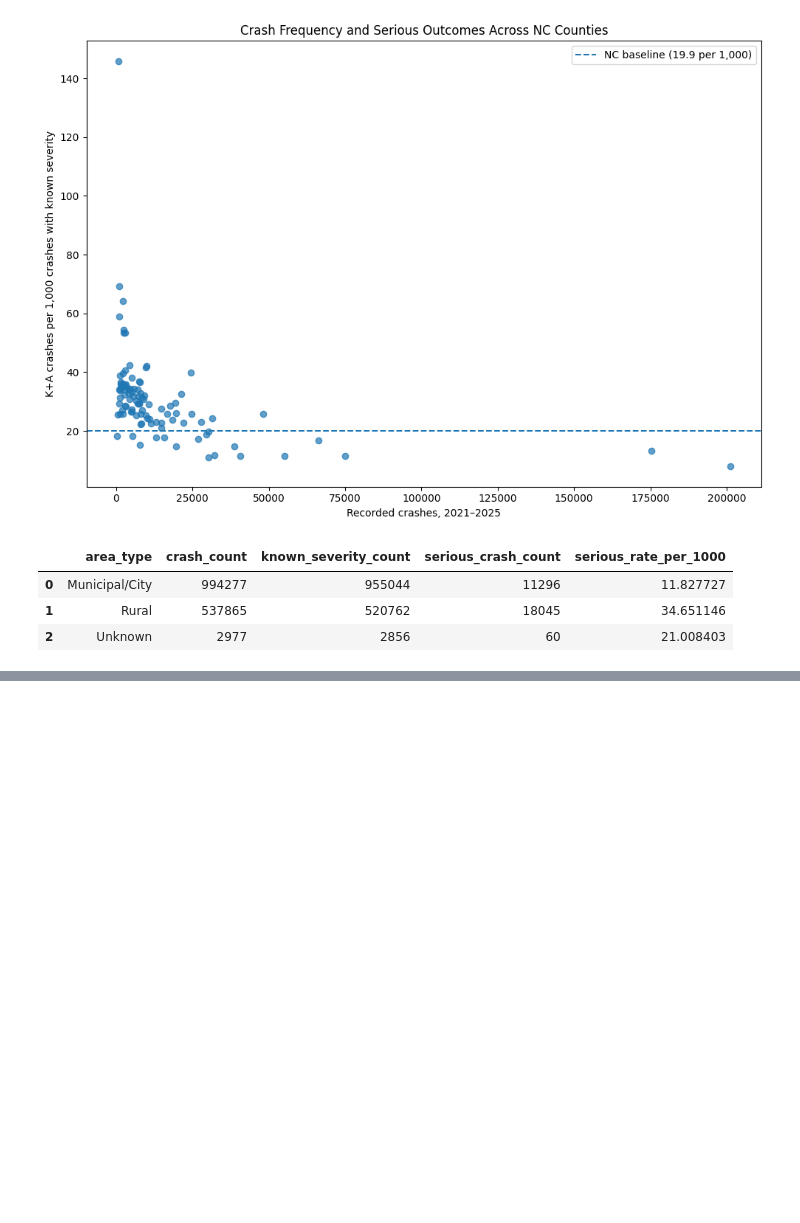
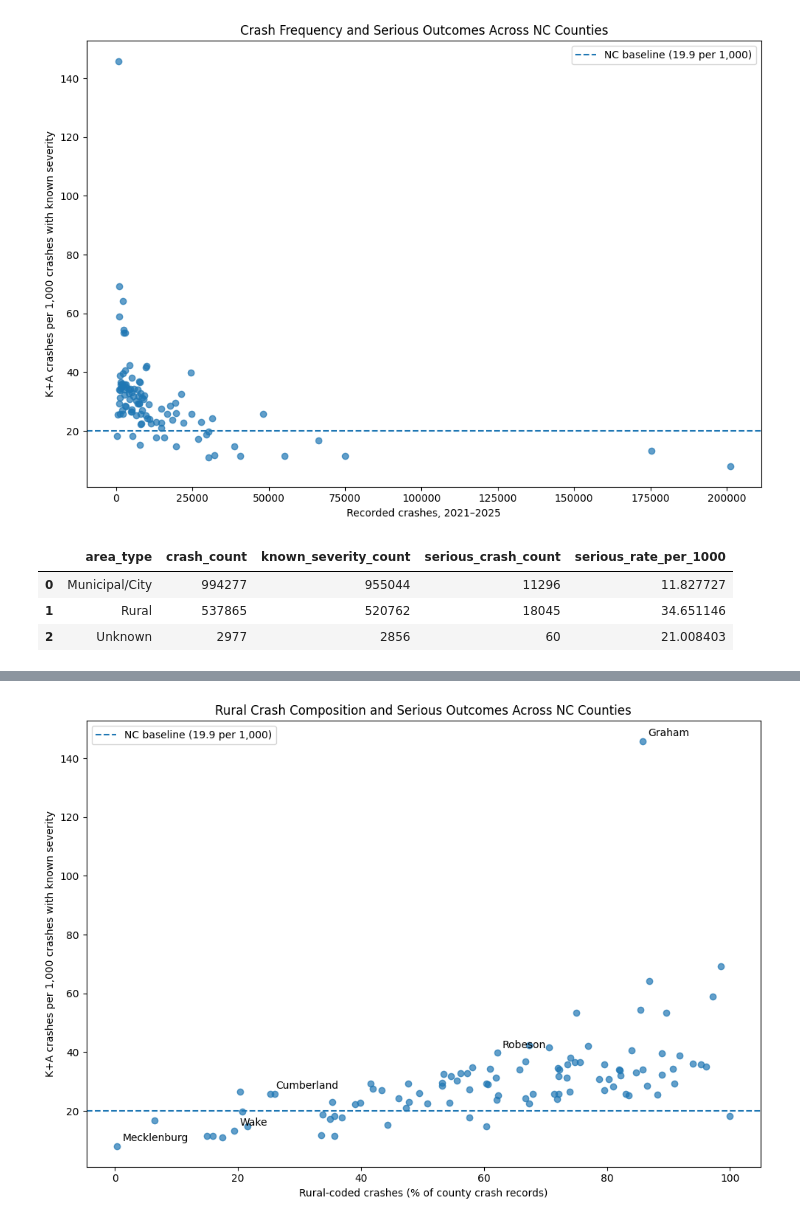
Before and after one commit to debshreechowdhury/nc-road-safety, a Jupyter notebook: notebooks/01_geography_severity_analysis.ipynb, the cells around one changed output, grey strips where cells are left out. Cells and saved outputs as stored; diff of their text form; code cells hidden in the pictures; blank space fills up the shorter version.

Commit message:
feat: complete county geography and severity analysis

```diff
--- a/notebooks/01_geography_severity_analysis.ipynb
+++ b/notebooks/01_geography_severity_analysis.ipynb
@@ -174,3 +180,19 @@ county_summary.head(10)
 | 7 | Gaston | 38668 | 37420 | 553 | 14.778193 | ... |
 | 8 | New Hanover | 32103 | 30877 | 364 | 11.788710 | ... |
 | 9 | Johnston | 31527 | 30384 | 735 | 24.190363 | ... |
+# %%
+validate_county_coverage(county_summary)
+
+county_analysis = county_summary.copy()
+
+county_analysis[
+    [
+        "County",
+        "crash_count",
+        "rural_crash_count",
+        "rural_crash_share",
+        "serious_crash_count",
+        "serious_rate_per_1000",
+        "severity_multiplier",
+    ]
+].head(10)
@@ -412,0 +473,48 @@ area_severity_summary
+# %%
+fig, ax = plt.subplots(figsize=(10, 7))
+
+ax.scatter(
+    county_analysis["rural_crash_share"] * 100,
+    county_analysis["serious_rate_per_1000"],
+    alpha=0.7,
+)
+
+ax.axhline(
+    statewide_serious_rate,
+    linestyle="--",
+    label=f"NC baseline ({statewide_serious_rate:.1f} per 1,000)",
+)
+
+ax.set_xlabel("Rural-coded crashes (% of county crash records)")
+ax.set_ylabel(
+    "K+A crashes per 1,000 crashes with known severity"
+)
+ax.set_title(
+    "Rural Crash Composition and Serious Outcomes Across NC Counties"
+)
+
+ax.legend()
+counties_to_label = [
+    "Graham",
+    "Mecklenburg",
+    "Wake",
+    "Robeson",
+    "Cumberland",
+]
+
+for _, row in county_analysis[
+    county_analysis["County"].isin(counties_to_label)
+].iterrows():
+    ax.annotate(
+        row["County"],
+        (
+            row["rural_crash_share"] * 100,
+            row["serious_rate_per_1000"],
+        ),
+        xytext=(5, 5),
+        textcoords="offset points",
+    )
+plt.tight_layout()
+plt.show()
+# %% [output]
+[figure, added]
```
Also changed, not shown: parts of 36 cells of this notebook, 5 other files.
